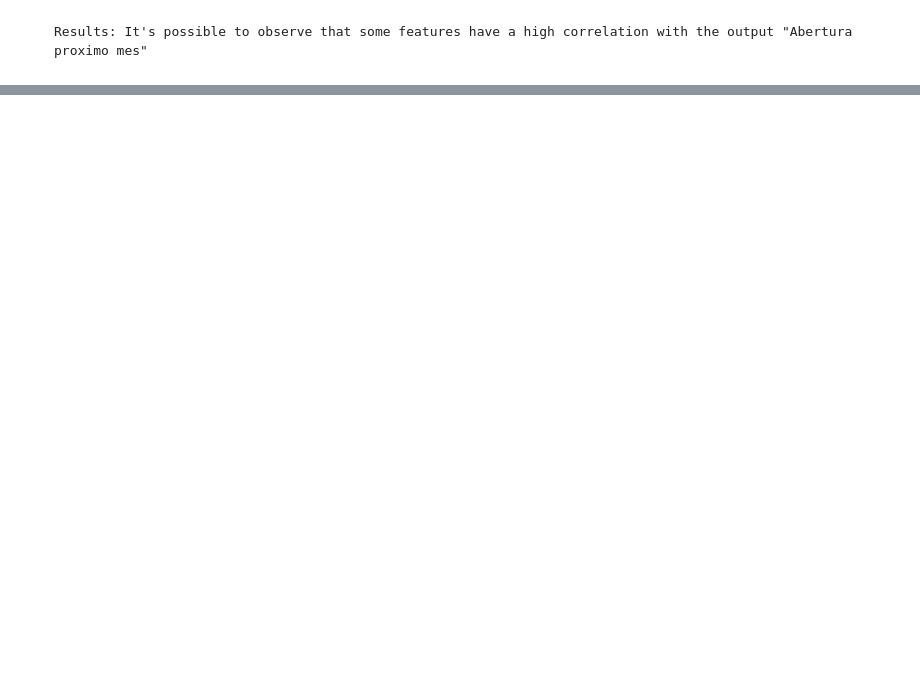
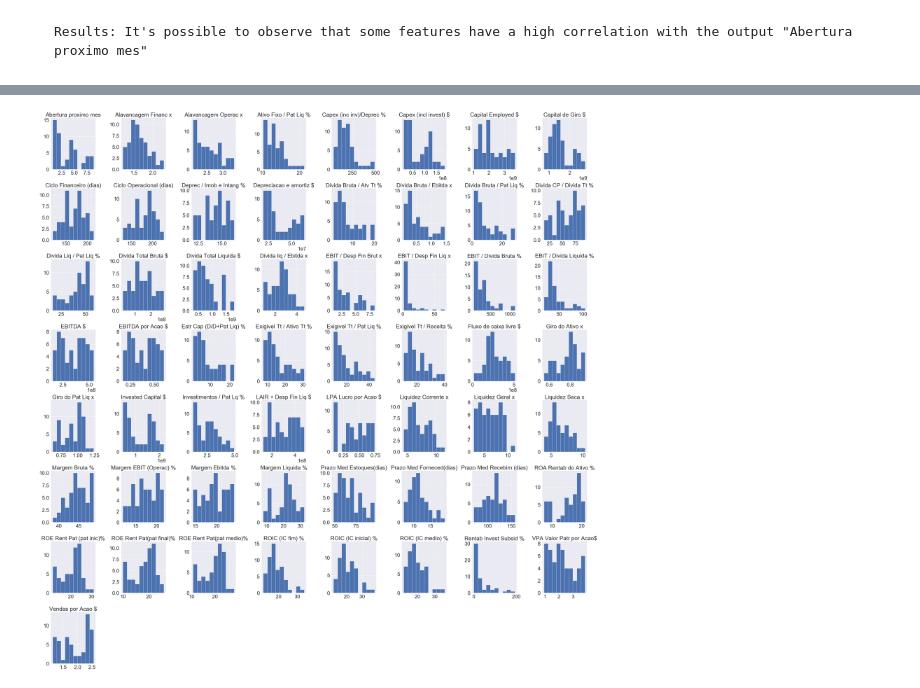
Before and after one commit to GuiMend/stock-prediction-rnn-fundamentals, a Jupyter notebook: TCC/2_Exploratory_Data_Analysis.ipynb, the cells around one changed output, grey strips where cells are left out. Drawn from its saved outputs; the diff is of its cells as text; code cells hidden in the pictures; blank space fills up the shorter version.

```diff
--- a/TCC/2_Exploratory_Data_Analysis.ipynb
+++ b/TCC/2_Exploratory_Data_Analysis.ipynb
@@ -103,0 +107,5 @@ hm = sns.heatmap(cm,
+# %%
+data_df.hist(figsize=(50, 50))
+plt.tight_layout()
+# %% [output]
+[figure, added]
```
Also changed, not shown: parts of 7 cells of this notebook.
